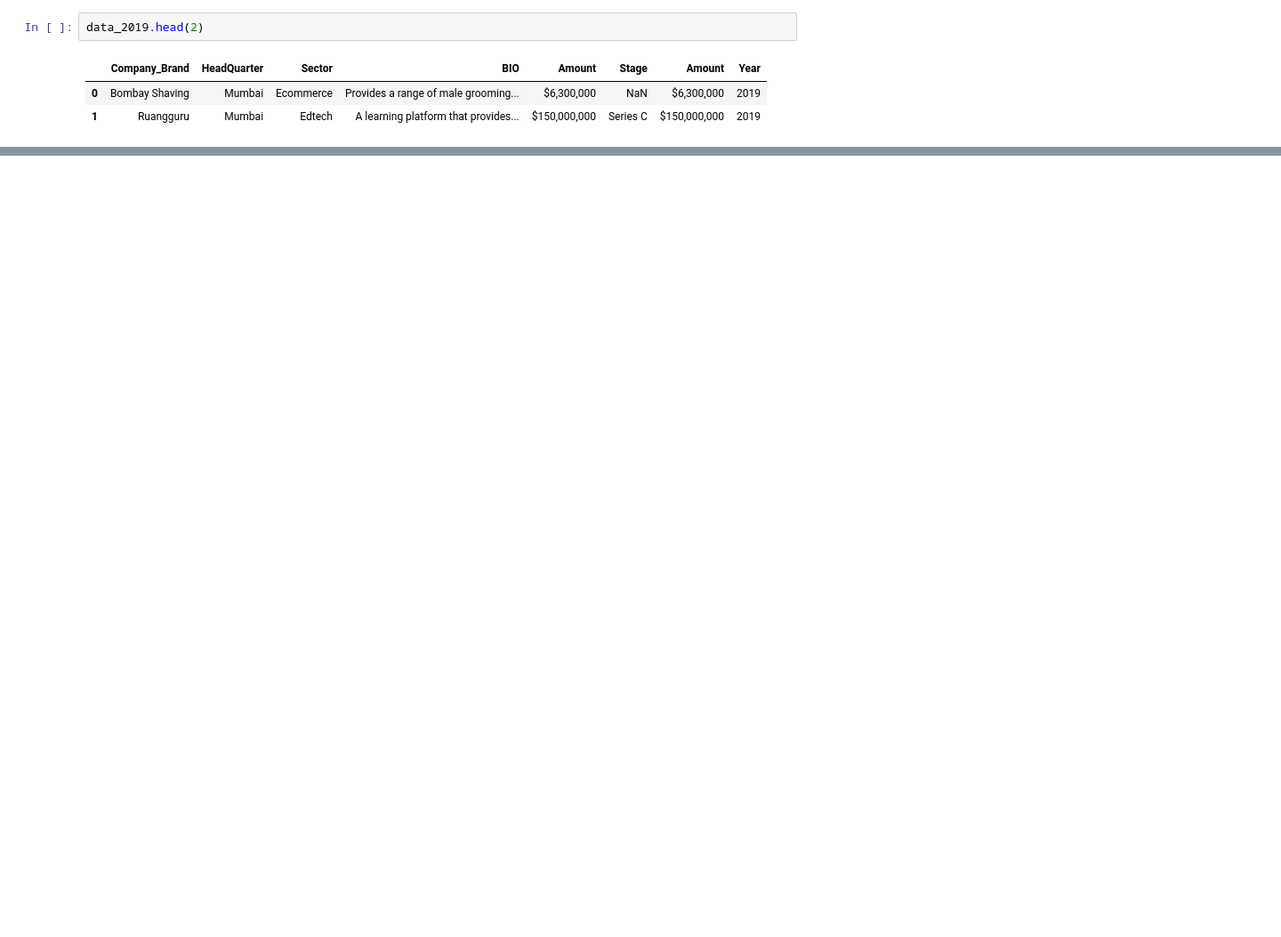
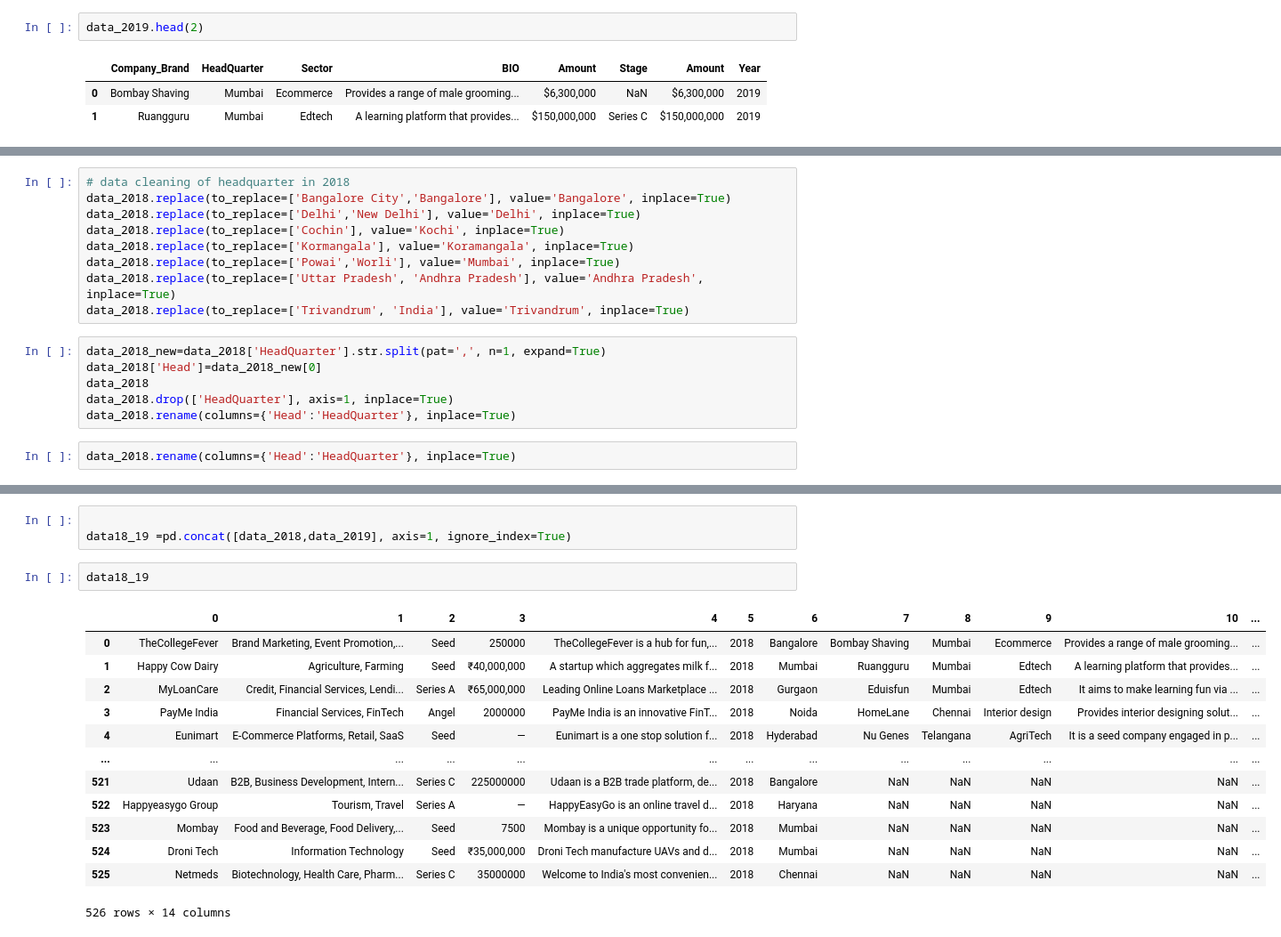
Before and after one commit to obiuzoma/LP1-project, a Jupyter notebook: lp1.ipynb, the cells around one changed output, grey strips where cells are left out. Shown: that part at 89% size. Saved outputs shown, nothing was run; the diff lists cells and outputs as text; blank space fills up the shorter version.

```diff
--- a/lp1.ipynb
+++ b/lp1.ipynb
@@ -290,0 +675,17 @@ array(['250000', '₹40,000,000', '₹65,000,000', '2000000', '—', '1600000',
+# %%
+# data cleaning of headquarter in 2018
+data_2018.replace(to_replace=['Bangalore City','Bangalore'], value='Bangalore', inplace=True)
+data_2018.replace(to_replace=['Delhi','New Delhi'], value='Delhi', inplace=True)
+data_2018.replace(to_replace=['Cochin'], value='Kochi', inplace=True)
+data_2018.replace(to_replace=['Kormangala'], value='Koramangala', inplace=True)
+data_2018.replace(to_replace=['Powai','Worli'], value='Mumbai', inplace=True)
+data_2018.replace(to_replace=['Uttar Pradesh', 'Andhra Pradesh'], value='Andhra Pradesh', inplace=True)
+data_2018.replace(to_replace=['Trivandrum', 'India'], value='Trivandrum', inplace=True)
+# %%
+data_2018_new=data_2018['HeadQuarter'].str.split(pat=',', n=1, expand=True)
+data_2018['Head']=data_2018_new[0]
+data_2018
+data_2018.drop(['HeadQuarter'], axis=1, inplace=True)
+data_2018.rename(columns={'Head':'HeadQuarter'}, inplace=True)
+# %%
+data_2018.rename(columns={'Head':'HeadQuarter'}, inplace=True)
@@ -290,0 +710,19 @@ array(['250000', '₹40,000,000', '₹65,000,000', '2000000', '—', '1600000',
+# %%
+
+data18_19 =pd.concat([data_2018,data_2019], axis=1, ignore_index=True)
+# %%
+data18_19
+# %% [output]
+|  | 0 | 1 | 2 | 3 | 4 | 5 | 6 | 7 | 8 | 9 | 10 | ... |
+| 0 | TheCollegeFever | Brand Marketing, Event Promotion,... | Seed | 250000 | TheCollegeFever is a hub for fun,... | 2018 | Bangalore | Bombay Shaving | Mumbai | Ecommerce | Provides a range of male grooming... | ... |
+| 1 | Happy Cow Dairy | Agriculture, Farming | Seed | ₹40,000,000 | A startup which aggregates milk f... | 2018 | Mumbai | Ruangguru | Mumbai | Edtech | A learning platform that provides... | ... |
+| 2 | MyLoanCare | Credit, Financial Services, Lendi... | Series A | ₹65,000,000 | Leading Online Loans Marketplace ... | 2018 | Gurgaon | Eduisfun | Mumbai | Edtech | It aims to make learning fun via ... | ... |
+| 3 | PayMe India | Financial Services, FinTech | Angel | 2000000 | PayMe India is an innovative FinT... | 2018 | Noida | HomeLane | Chennai | Interior design | Provides interior designing solut... | ... |
+| 4 | Eunimart | E-Commerce Platforms, Retail, SaaS | Seed | — | Eunimart is a one stop solution f... | 2018 | Hyderabad | Nu Genes | Telangana | AgriTech | It is a seed company engaged in p... | ... |
+| ... | ... | ... | ... | ... | ... | ... | ... | ... | ... | ... | ... | ... |
+| 521 | Udaan | B2B, Business Development, Intern... | Series C | 225000000 | Udaan is a B2B trade platform, de... | 2018 | Bangalore | NaN | NaN | NaN | NaN | ... |
+| 522 | Happyeasygo Group | Tourism, Travel | Series A | — | HappyEasyGo is an online travel d... | 2018 | Haryana | NaN | NaN | NaN | NaN | ... |
+| 523 | Mombay | Food and Beverage, Food Delivery,... | Seed | 7500 | Mombay is a unique opportunity fo... | 2018 | Mumbai | NaN | NaN | NaN | NaN | ... |
+| 524 | Droni Tech | Information Technology | Seed | ₹35,000,000 | Droni Tech manufacture UAVs and d... | 2018 | Mumbai | NaN | NaN | NaN | NaN | ... |
+| 525 | Netmeds | Biotechnology, Health Care, Pharm... | Series C | 35000000 | Welcome to India's most convenien... | 2018 | Chennai | NaN | NaN | NaN | NaN | ... |
+526 rows × 14 columns
```
Also changed, not shown: parts of 109 cells of this notebook.
